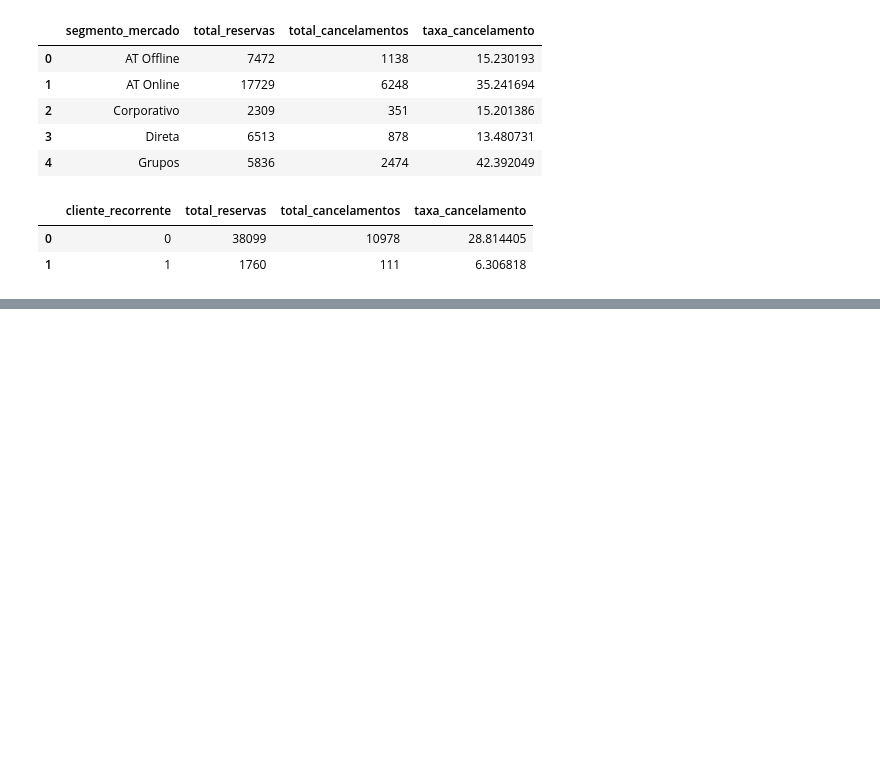
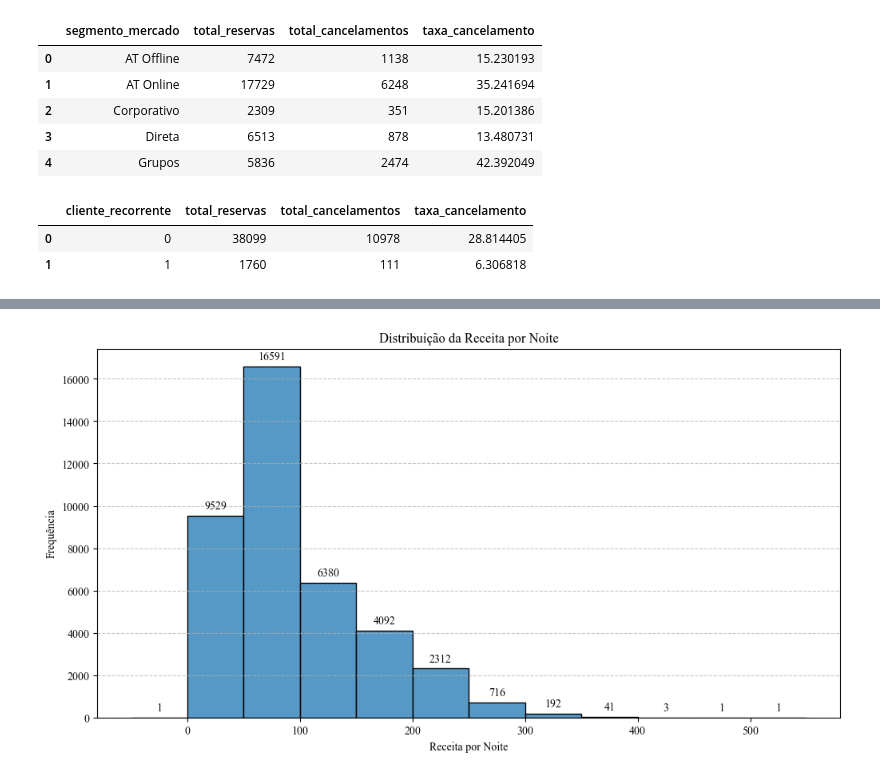
Before and after one commit to lindvidal/Insider, a Jupyter notebook: Case Hotel BA.ipynb, the cells around one changed output, grey strips where cells are left out. Cells and saved outputs as stored; diff of their text form; code cells hidden in the pictures; blank space fills up the shorter version.

```diff
--- a/Case Hotel BA.ipynb
+++ b/Case Hotel BA.ipynb
@@ -407,0 +446,3 @@ A proporção de estadias com mais de 14 noites é: 0.7%
+# %%
+df_hotel['alimentacao_ajustado'] = df_hotel['alimentacao'].replace('Undefined', 'SC')
+df_hotel['alimentacao_ajustado'].value_counts()
@@ -407,0 +503,9 @@ A proporção de estadias com mais de 14 noites é: 0.7%
+# %%
+df_hotel['bebe_status'] = np.where(df_hotel['bebes'] > 0, 1, 0)
+taxa_cancelamento_bebe = df_hotel.groupby('bebe_status').agg(
+    total_reservas=('reserva_cancelada', 'count'),
+    total_cancelamentos=('reserva_cancelada', 'sum')
+)
+
+taxa_cancelamento_bebe['taxa_cancelamento'] = (taxa_cancelamento_bebe['total_cancelamentos'] / taxa_cancelamento_bebe['total_reservas']) * 100
+taxa_cancelamento_bebe
@@ -407,0 +517,10 @@ A proporção de estadias com mais de 14 noites é: 0.7%
+# %%
+df_hotel['crianca_bebe_status'] = np.where((df_hotel['crianca_status'] == 1) | (df_hotel['bebe_status'] == 1), 1, 0)
+taxa_cancelamento_crianca_bebe = df_hotel.groupby('crianca_bebe_status').agg(
+    total_reservas=('reserva_cancelada', 'count'),
+    total_cancelamentos=('reserva_cancelada', 'sum')
+)
+
+taxa_cancelamento_crianca_bebe['taxa_cancelamento'] = (taxa_cancelamento_crianca_bebe['total_cancelamentos'] / taxa_cancelamento_crianca_bebe['total_reservas']) * 100
+taxa_cancelamento_crianca_bebe.reset_index('crianca_bebe_status', inplace=True, drop = False)
+taxa_cancelamento_crianca_bebe
@@ -407,0 +550,21 @@ A proporção de estadias com mais de 14 noites é: 0.7%
+# %%
+bins = np.arange(-50, df_hotel['receita_por_noite'].max()+51, 50)
+
+plt.figure(figsize=(12, 6))
+ax = sns.histplot(data=df_hotel, x='receita_por_noite', bins=bins, kde=False)
+
+for p in ax.patches:
+    if p.get_height() > 0:
+        ax.annotate(format(p.get_height(), '.0f'),
+                       (p.get_x() + p.get_width() / 2., p.get_height()),
+                       ha = 'center', va = 'center',
+                       xytext = (0, 9),
+                       textcoords = 'offset points')
+
+plt.title('Distribuição da Receita por Noite')
+plt.xlabel('Receita por Noite')
+plt.ylabel('Frequência')
+plt.grid(axis='y', linestyle='--', alpha=0.7)
+plt.show()
+# %% [output]
+[figure, added]
```
Also changed, not shown: parts of 23 cells of this notebook, 1 other file.
